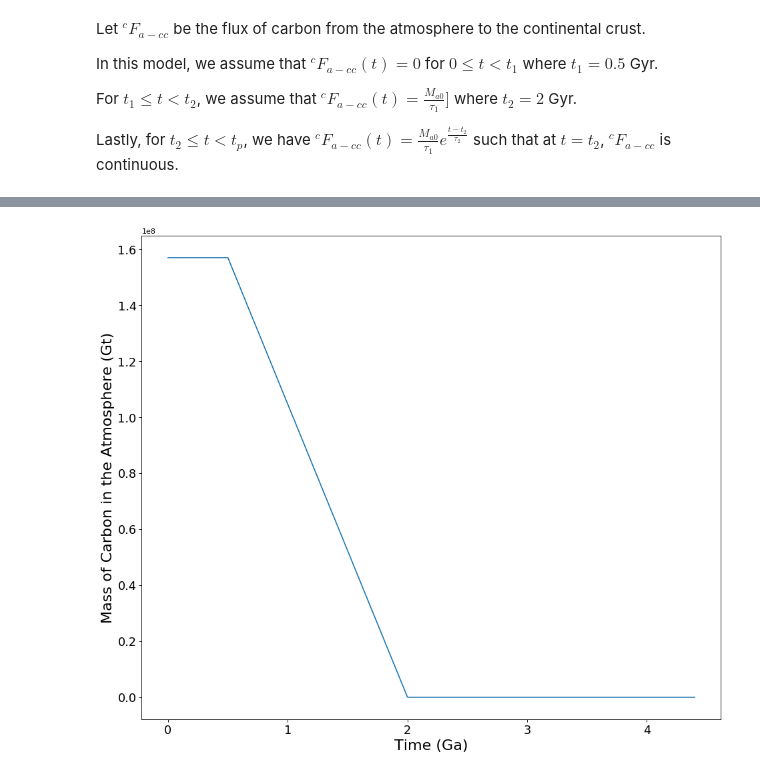
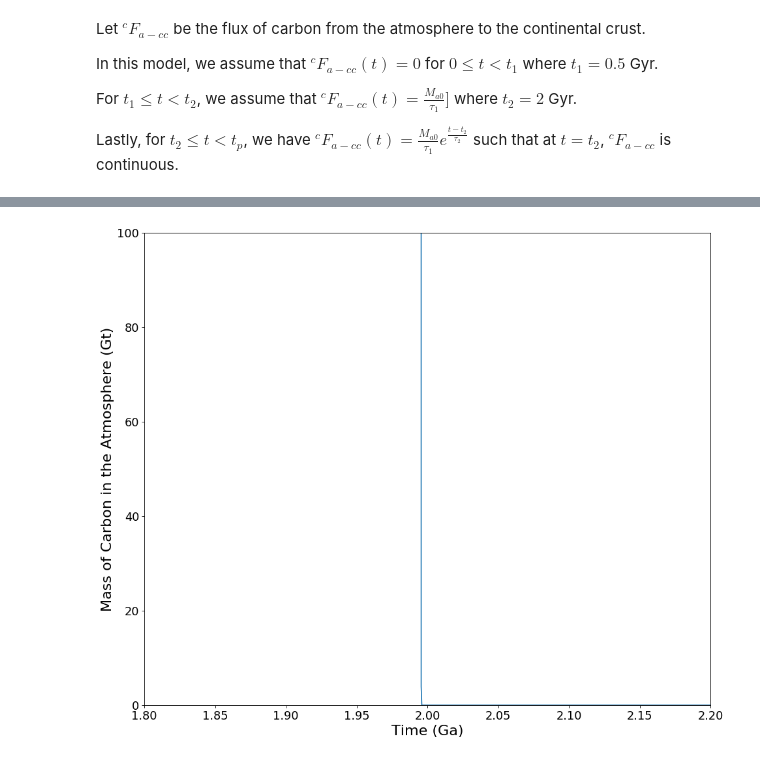
Before and after one commit to hlokavarapu/Geology_Journal, a Jupyter notebook: 00JUPYTER/Problem #1b.ipynb, the cells around one changed output, grey strips where cells are left out. Drawn from its saved outputs; the diff is of its cells as text; code cells hidden in the pictures.

```diff
--- a/00JUPYTER/Problem #1b.ipynb
+++ b/00JUPYTER/Problem #1b.ipynb
@@ -58,14 +140,14 @@ print(tau_2)
 # %%
 fig=plt.figure(figsize=(14, 12), dpi= 80, facecolor='w', edgecolor='k')
 plt.plot(t, solution)
-#plt.xlim([1.8,2.2])
-#plt.ylim([0,1e5])
+plt.xlim([1.8,2.2])
+plt.ylim([0,1e2])
 axes = plt.gca()
 #axes.set_yscale('log')
 plt.tick_params(axis='both', which='major', labelsize=16)
 plt.tick_params(axis='both', which='minor', labelsize=16)
 
 plt.xlabel("Time (Ga)", fontsize=20)
 plt.ylabel("Mass of Carbon in the Atmosphere (Gt)", fontsize=20);
 # %% [output]
-[figure, old version]
+[figure, new version]
```
Also changed, not shown: parts of 4 cells of this notebook, 2 other files.
